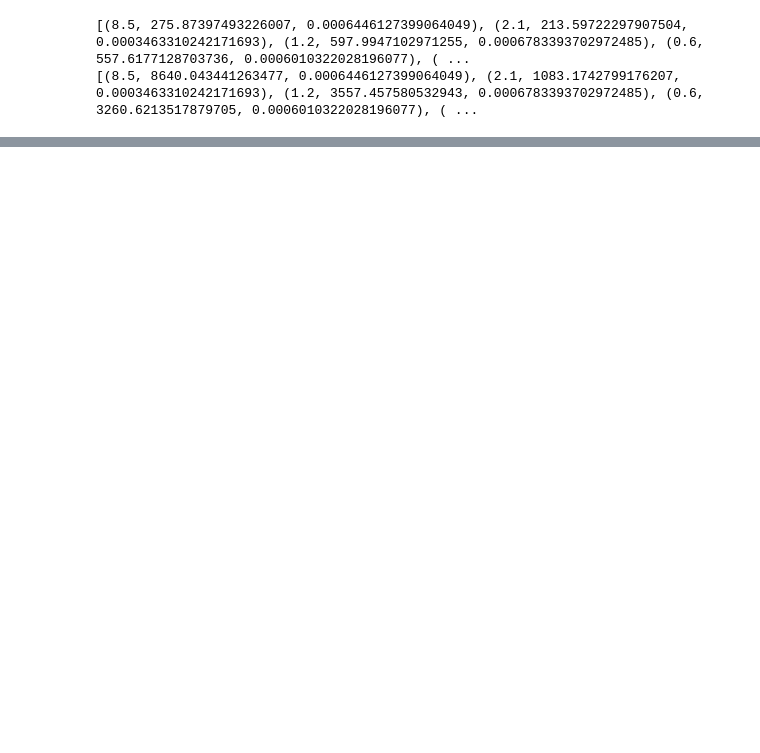
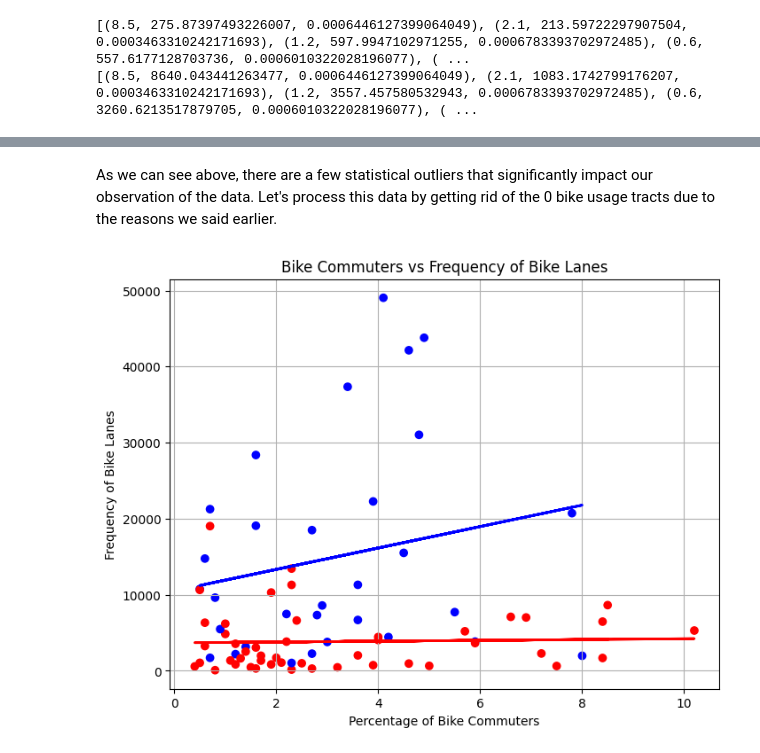
Before and after one commit to BU-CS210A-S23/ds-livable-streets-infra, a Jupyter notebook: sp24-team-c/deliverables/bikelane applied/mid-sem-report.ipynb, the cells around one changed output, grey strips where cells are left out. Saved outputs shown, nothing was run; the diff lists cells and outputs as text; code cells hidden in the pictures; blank space fills up the shorter version.

```diff
--- a/sp24-team-c/deliverables/bikelane applied/mid-sem-report.ipynb
+++ b/sp24-team-c/deliverables/bikelane applied/mid-sem-report.ipynb
@@ -335,0 +380,35 @@ plt.show()
+# %% [markdown]
+As we can see above, there are a few statistical outliers that significantly impact our observation of the data. Let's process this data by getting rid of the 0 bike usage tracts due to the reasons we said earlier.
+# %%
+connectivity_trend = [item for item in connectivity_trend if item[0] > 0.3]
+bike_usage = [item[0] for item in connectivity_trend]  # percentage of bike commuters
+lane_connectivity = [item[1] for item in connectivity_trend]  # freq of bike lanes
+pop_density = [item[2] for item in connectivity_trend]
+colors = ['blue' if i > mean_pop_density else 'red' for i in pop_density]
+
+red_bike_usage = [bike_usage[i] for i in range(len(bike_usage)) if colors[i] == 'red']
+red_lane_freq = [lane_connectivity[i] for i in range(len(lane_connectivity)) if colors[i] == 'red']
+blue_bike_usage = [bike_usage[i] for i in range(len(bike_usage)) if colors[i] == 'blue']
+blue_lane_freq = [lane_connectivity[i] for i in range(len(lane_connectivity)) if colors[i] == 'blue']
+
+# linear regression
+red_model = LinearRegression()
+red_bike_usage = np.array(red_bike_usage).reshape(-1, 1)
+red_model.fit(red_bike_usage, red_lane_freq)
+blue_model = LinearRegression()
+blue_bike_usage = np.array(blue_bike_usage).reshape(-1, 1)
+blue_model.fit(blue_bike_usage, blue_lane_freq)
+
+plt.figure(figsize=(8, 6))
+plt.scatter(bike_usage, lane_connectivity, c=colors, marker='o')
+plt.plot(red_bike_usage, red_model.predict(red_bike_usage), color='red', linewidth=2)
+plt.plot(blue_bike_usage, blue_model.predict(blue_bike_usage), color='blue', linewidth=2)
+
+# plt.ylim(0, 50000)
+plt.xlabel('Percentage of Bike Commuters')
+plt.ylabel('Frequency of Bike Lanes')
+plt.title('Bike Commuters vs Frequency of Bike Lanes')
+plt.grid(True)
+plt.show()
+# %% [output]
+[figure, added]
```
Also changed, not shown: parts of 30 cells of this notebook.
